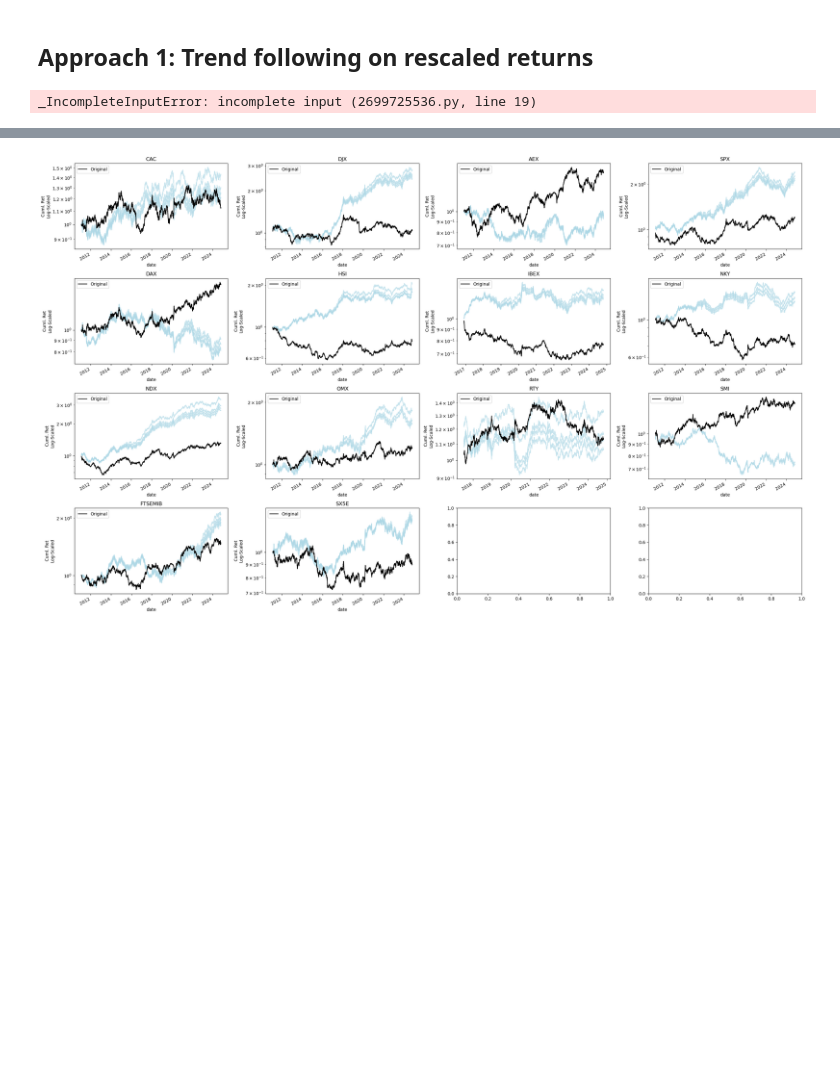
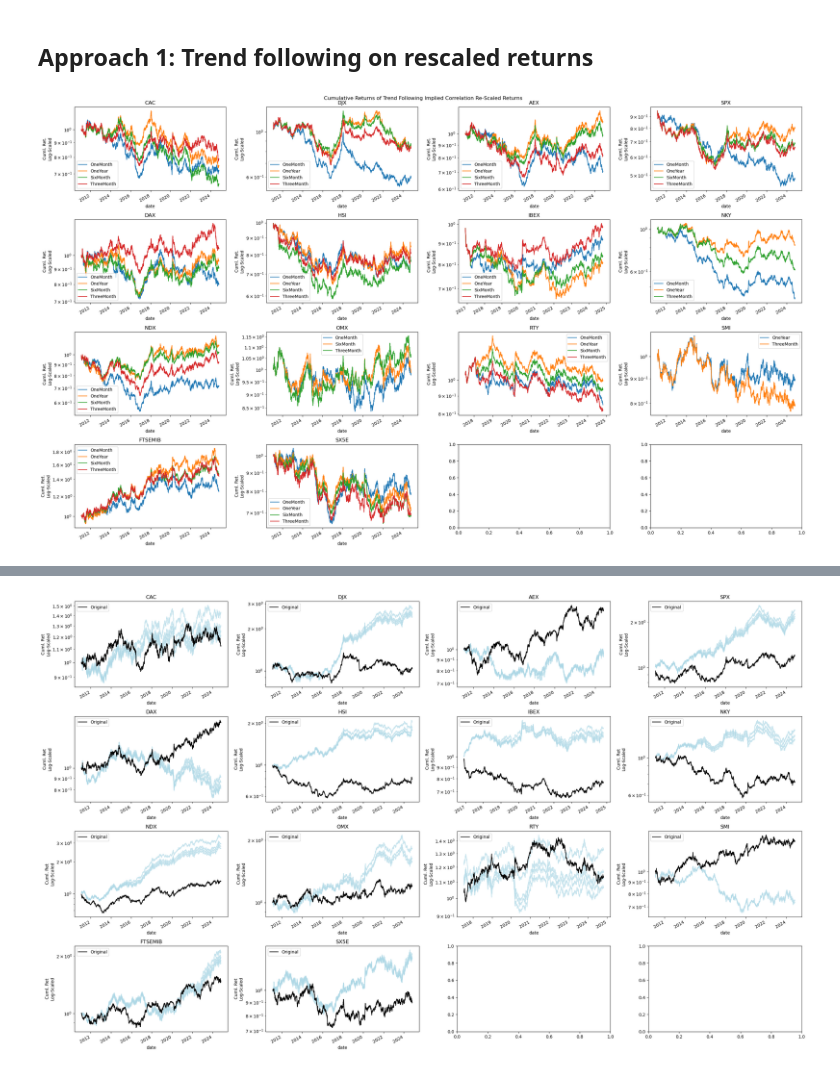
Before and after one commit to diegodalvarez/TrendSystem, a Jupyter notebook: Research/SignalResearch/1ImpliedCorrelation.ipynb, the cells around one changed output, grey strips where cells are left out. Cells and saved outputs as stored; diff of their text form; code cells hidden in the pictures; blank space fills up the shorter version.

```diff
--- a/Research/SignalResearch/1ImpliedCorrelation.ipynb
+++ b/Research/SignalResearch/1ImpliedCorrelation.ipynb
@@ -109,25 +109,25 @@ fut_namer = (df_signal_rtn[
 # %%
 tickers   = df_signal_rtn.fut_ticker.drop_duplicates().sort_values().to_list()
 fig, axes = plt.subplots(ncols = 4, nrows = 4, figsize = (25,15))
 
 for ticker, ax in zip(tickers, axes.flatten()):
 
     (df_signal_rtn.query(
         "fut_ticker == @ticker").
         rename(columns = {"window": ""}).
         pivot(index = "date", columns = "", values = "signal_rtn").
         apply(lambda x: x * (0.1 / (x.ewm(span = 100, adjust = False).std() * np.sqrt(252)))).
         apply(lambda x: np.cumprod(1 + x)).
         plot(
             title  = fut_namer[ticker],
             logy   = True,
             ax     = ax,
             ylabel = "Cuml. Ret.\nLog-Scaled"))
 
 fig.suptitle("Cumulative Returns of Trend Following Implied Correlation Re-Scaled Returns")
-plt.tight_layout(()
+plt.tight_layout()
 # %% [output]
-_IncompleteInputError: incomplete input (2699725536.py, line 19)
+[figure, added]
 # %%
 (df_signal_rtn[
     ["ticker", "window", "signal_rtn"]].
```
Also changed, not shown: 1 other file.
